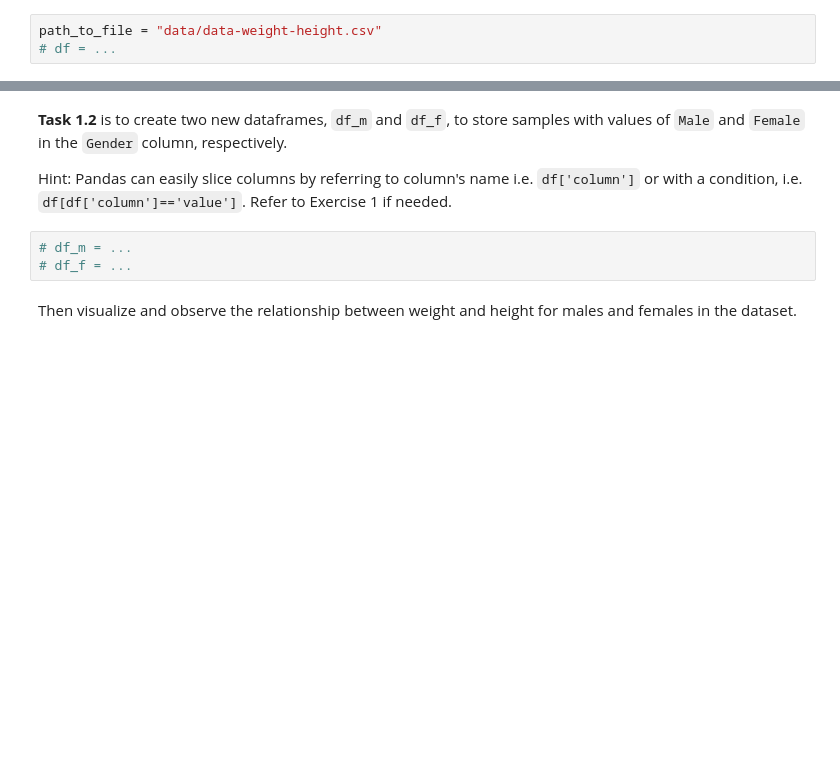
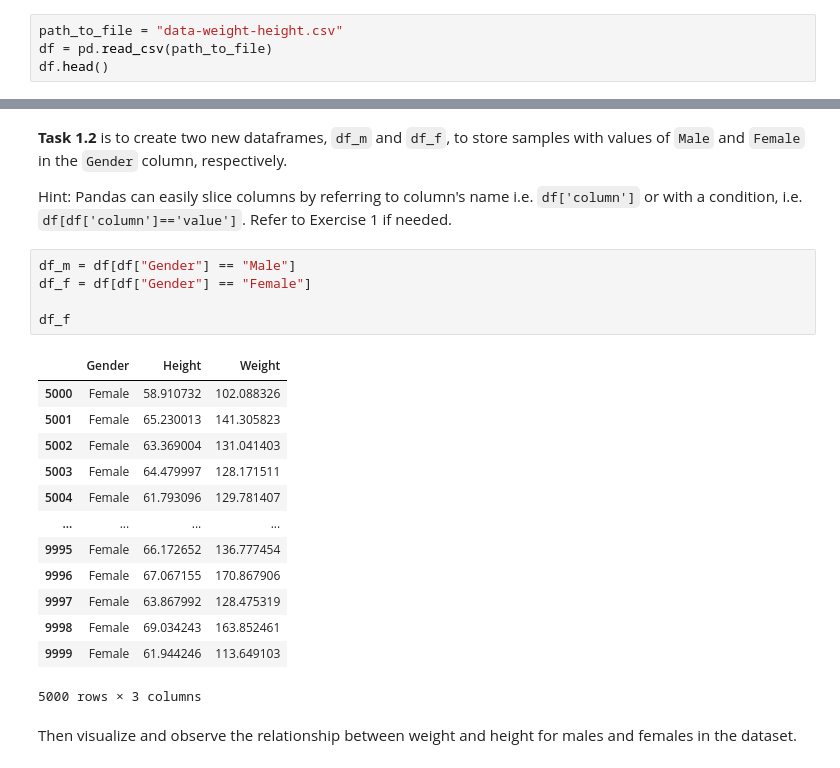
Before and after one commit to Sati2030/COMP1008_Seiji, a Jupyter notebook: Labs/Lab3/Exercise_3_Linear-Regression_Advertise_extend.ipynb, the cells around one changed output, grey strips where cells are left out. Drawn from its saved outputs; the diff is of its cells as text; blank space fills up the shorter version.

```diff
--- a/Labs/Lab3/Exercise_3_Linear-Regression_Advertise_extend.ipynb
+++ b/Labs/Lab3/Exercise_3_Linear-Regression_Advertise_extend.ipynb
@@ -229,5 +297,6 @@ You will need `pandas` and `sklearn` libraries to build a linear regression mode
 
 <b>Task 1.1</b> is to import the data file from your folder with pandas and store it in a pandas Dataframe called `df`.
 # %%
-path_to_file = "data/data-weight-height.csv"
-# df = ...
+path_to_file = "data-weight-height.csv"
+df = pd.read_csv(path_to_file)
+df.head()
@@ -236,8 +312,24 @@ path_to_file = "data/data-weight-height.csv"
 
 Hint: Pandas can easily slice columns by referring to column's name i.e. `df['column']` or with a condition, i.e. `df[df['column']=='value']`. Refer to Exercise 1 if needed.
 # %%
-# df_m = ...
-# df_f = ...
+df_m = df[df["Gender"] == "Male"]
+df_f = df[df["Gender"] == "Female"]
+
+df_f
+# %% [output]
+|  | Gender | Height | Weight |
+| 5000 | Female | 58.910732 | 102.088326 |
+| 5001 | Female | 65.230013 | 141.305823 |
+| 5002 | Female | 63.369004 | 131.041403 |
+| 5003 | Female | 64.479997 | 128.171511 |
+| 5004 | Female | 61.793096 | 129.781407 |
+| ... | ... | ... | ... |
+| 9995 | Female | 66.172652 | 136.777454 |
+| 9996 | Female | 67.067155 | 170.867906 |
+| 9997 | Female | 63.867992 | 128.475319 |
+| 9998 | Female | 69.034243 | 163.852461 |
+| 9999 | Female | 61.944246 | 113.649103 |
+5000 rows × 3 columns
 # %% [markdown]
 Then visualize and observe the relationship between weight and height for males and females in the dataset.
 # %%
```
Also changed, not shown: parts of 30 cells of this notebook.
